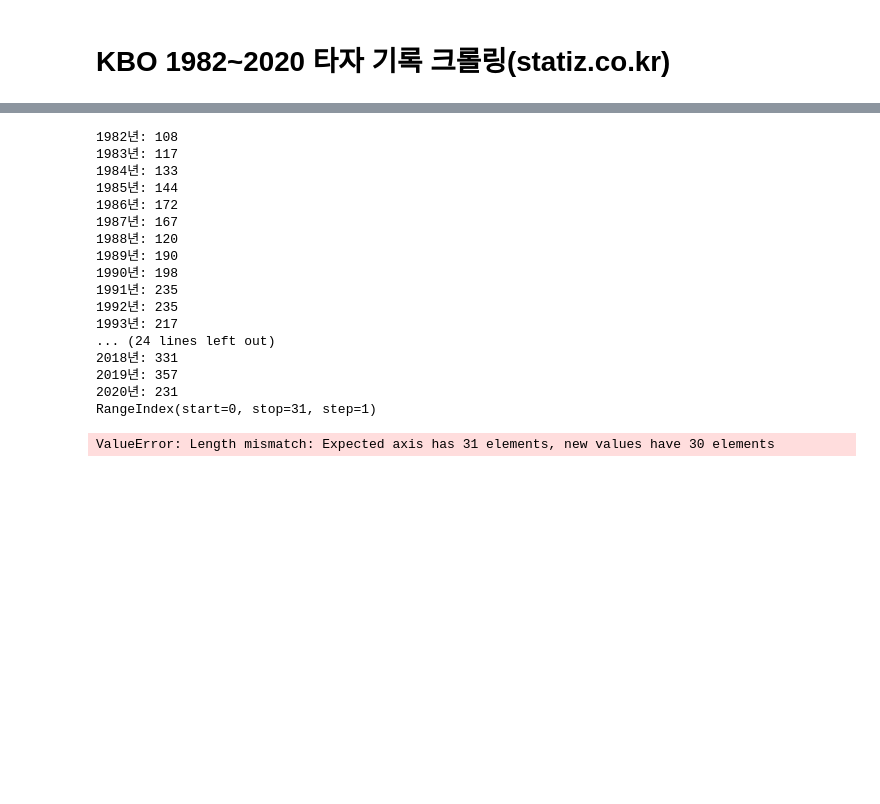
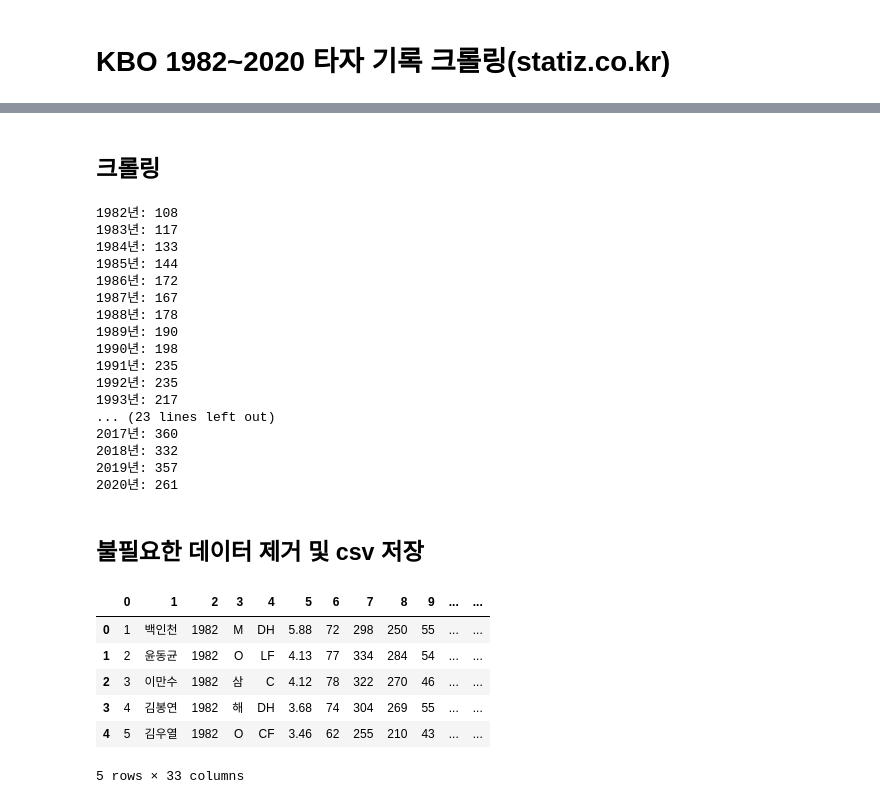
Before and after one commit to ch-4ml/crawling, a Jupyter notebook: KBO_1982_2020_Batter.ipynb, the cells around one changed output, grey strips where cells are left out. Cells and saved outputs as stored; diff of their text form; code cells hidden in the pictures; blank space fills up the shorter version.

Commit message:
data_salary

```diff
--- a/KBO_1982_2020_Batter.ipynb
+++ b/KBO_1982_2020_Batter.ipynb
@@ -3,19 +25,29 @@
+# %% [markdown]
+## 크롤링
 # %%
 # 필요한 라이브러리 import
 from selenium import webdriver
 from bs4 import BeautifulSoup
 import pandas as pd
+import time
 
 # setup Driver | Chrome: 크롬 드라이버를 사용하는 driver 생성
-driver = webdriver.Chrome('./chromedriver')
+driver = webdriver.Chrome('./chromedriver')  # Chrome driver 경로
 driver.implicitly_wait(10)
 
 result = []
+position = ['P', 'C', '1B', '2B', '3B', 'SS', 'LF', 'CF', 'RF', 'DH', 'PH', 'PR']
+rows = 400  # 한 번에 가져올 row 수
+reps = 1  # 반복
+
 for i in range(1982, 2021):  # 시작년도, 종료년도 + 1
     count = 0
-    for j in range(20):  # 19회 반복(*30 = 최대 570 Row 가져옴)
+    for j in range(reps):
         # url 접근
-        driver.get('http://www.statiz.co.kr/stat.php?mid=stat&re=0&ys=' + str(i) + '&ye=' + str(i) + '&se=0&te=&tm=&ty=0&qu=auto&po=0&as=&ae=&hi=&un=&pl=&da=1&o1=WAR_ALL_ADJ&o2=TPA&de=1&lr=0&tr=&cv=&ml=1&sn=30&pa=' + str(j * 30) + '&si=&cn=')  # sn: data row 수, pn: 이전 페이지의 마지막 row 번호
+        driver.get('http://www.statiz.co.kr/stat.php?mid=stat&re=0&ys=' + str(i) + '&ye=' + str(i) + '&se=0&te=&tm=&ty=0&qu=auto&po=0&as=&ae=&hi=&un=&pl=&da=1&o1=WAR_ALL_ADJ&o2=TPA&de=1&lr=0&tr=&cv=&ml=1&sn=' + str(rows) + '&pa=' + str(j * rows) + '&si=&cn=')  # sn: data row 수, pn: 이전 페이지의 마지막 row 번호
+
+        # 데이터 완전히 읽도록 대기 (데이터 유실되면 sleep을 늘려주거나, rows를 줄이고 rep를 늘려주세요.)
+        time.sleep(2)
         html = driver.page_source
         soup = BeautifulSoup(html, 'html.parser')
         tr = soup.select('table#mytable.table.table-striped.table-responsive.table-condensed.no-space.table-bordered > tbody > tr')
@@ -26,7 +58,27 @@ for i in range(1982, 2021):  # 시작년도, 종료년도 + 1
             row = []
             td = r.find_all('td')
             for d in td:
-                row.append(d.text.strip())
+                if d == td[2]:  # 팀(시즌 + 팀 + 포지션)
+                    span = d.find_all('span')
+                    year, team, pos, teamTag = span[1].text.strip(), '', '', ''
+
+                    if int(year) > 81: year = '19' + year
+                    else: year = '20' + year
+
+                    if span[-1].text.strip() in position:
+                        teamTag = span[2:-1]
+                        pos = span[-1].text.strip()
+                    else:
+                        teamTag = span[2:]
+
+                    for t in teamTag:
+                        team += t.text.strip()
+
+                    row.append(year)  # 시즌
+                    row.append(team)  # 팀(시즌 + 팀 + 포지션)
+                    row.append(pos)   # 포지션
+                else:
+                    row.append(d.text.strip())
             if(len(row) > 0):
                 count += 1  # Row 수 세기
                 result.append(row)
@@ -41,17 +93,29 @@ data = pd.DataFrame(result)
 1985년: 144
 1986년: 172
 1987년: 167
-1988년: 120
+1988년: 178
 1989년: 190
 1990년: 198
 1991년: 235
 1992년: 235
 1993년: 217
-... (24 lines left out)
-2018년: 331
+... (23 lines left out)
+2017년: 360
+2018년: 332
 2019년: 357
-2020년: 231
-RangeIndex(start=0, stop=31, step=1)
+2020년: 261
-ValueError: Length mismatch: Expected axis has 31 elements, new values have 30 elements
+# %% [markdown]
+## 불필요한 데이터 제거 및 csv 저장
+# %%
+# 컬럼 확인
+data.head()
+# %% [output]
+|  | 0 | 1 | 2 | 3 | 4 | 5 | 6 | 7 | 8 | 9 | ... | ... |
+| 0 | 1 | 백인천 | 1982 | M | DH | 5.88 | 72 | 298 | 250 | 55 | ... | ... |
+| 1 | 2 | 윤동균 | 1982 | O | LF | 4.13 | 77 | 334 | 284 | 54 | ... | ... |
+| 2 | 3 | 이만수 | 1982 | 삼 | C | 4.12 | 78 | 322 | 270 | 46 | ... | ... |
+| 3 | 4 | 김봉연 | 1982 | 해 | DH | 3.68 | 74 | 304 | 269 | 55 | ... | ... |
+| 4 | 5 | 김우열 | 1982 | O | CF | 3.46 | 62 | 255 | 210 | 43 | ... | ... |
+5 rows × 33 columns
 # %%
 # 중복된 column(WAR) 제거
```
Also changed, not shown: parts of 30 cells of this notebook, 10 other files.
